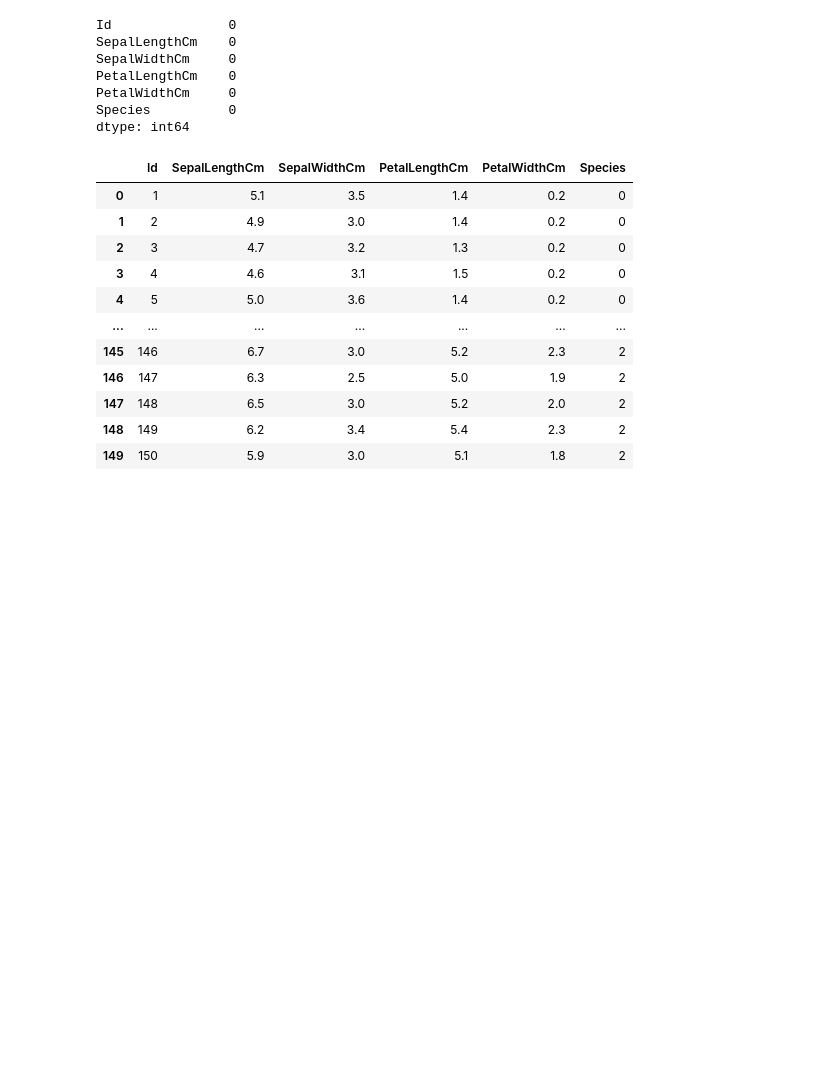
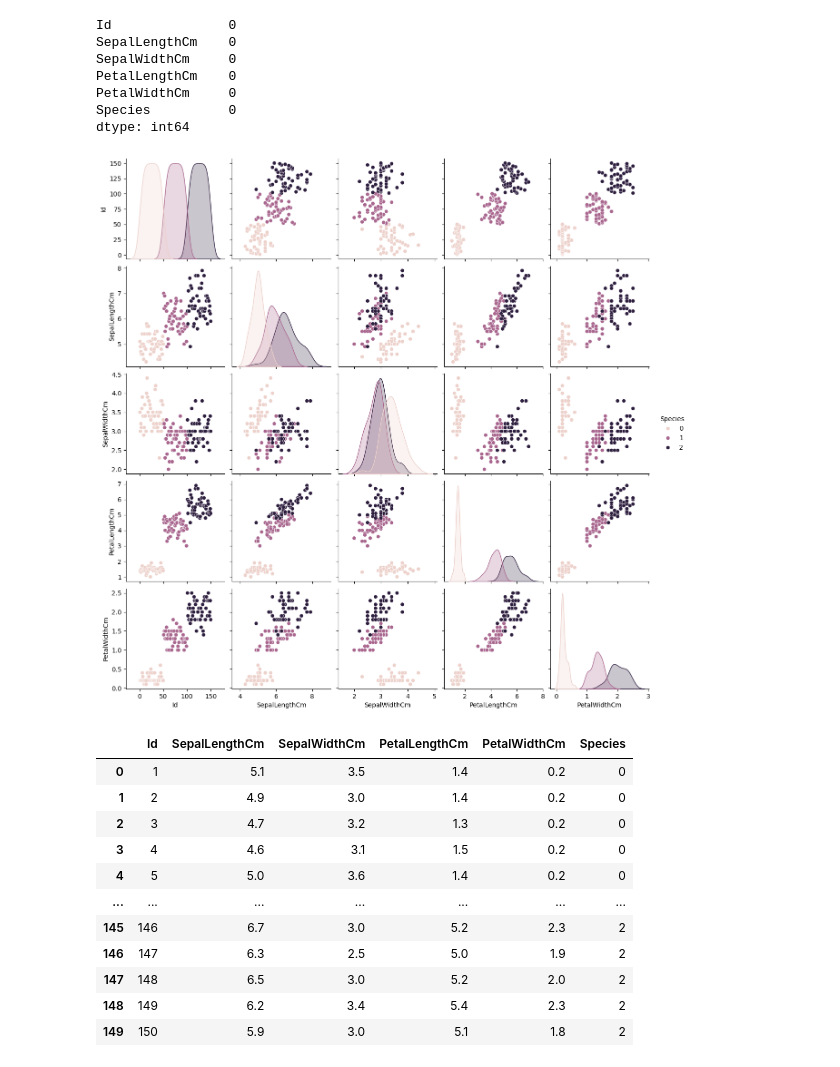
Before and after one commit to Preksha1404/AI-ML-training, a Jupyter notebook: Classification_Mini_Task/Classification_Mini_Task.ipynb, the cells around one changed output. Cells and saved outputs as stored; diff of their text form; code cells hidden in the pictures; blank space fills up the shorter version.

```diff
--- a/Classification_Mini_Task/Classification_Mini_Task.ipynb
+++ b/Classification_Mini_Task/Classification_Mini_Task.ipynb
@@ -63,6 +63,11 @@ PetalLengthCm    0
 PetalWidthCm     0
 Species          0
 dtype: int64
+# %%
+sns.pairplot(df,hue='Species')
+plt.show()
+# %% [output]
+[figure, added]
 # %%
 from sklearn.preprocessing import LabelEncoder
 
```
Also changed, not shown: parts of 19 cells of this notebook, 3 other files.
